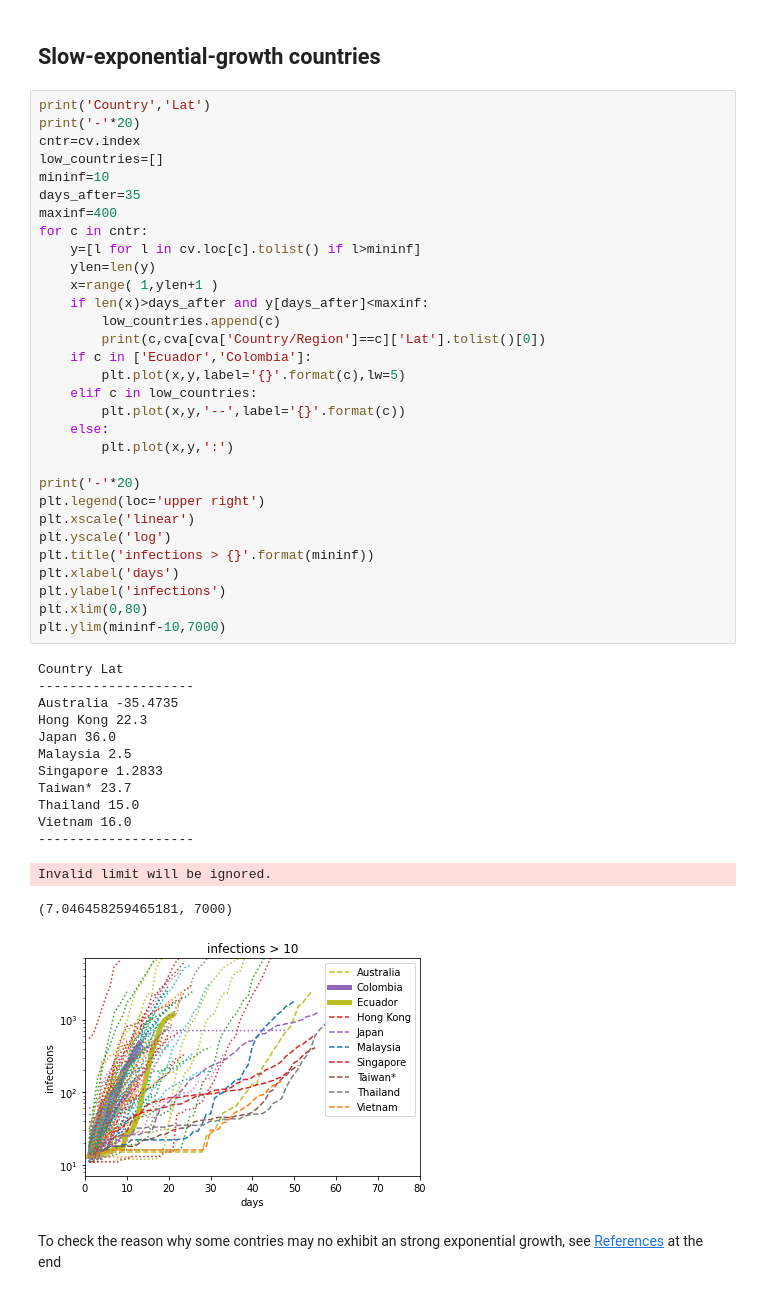
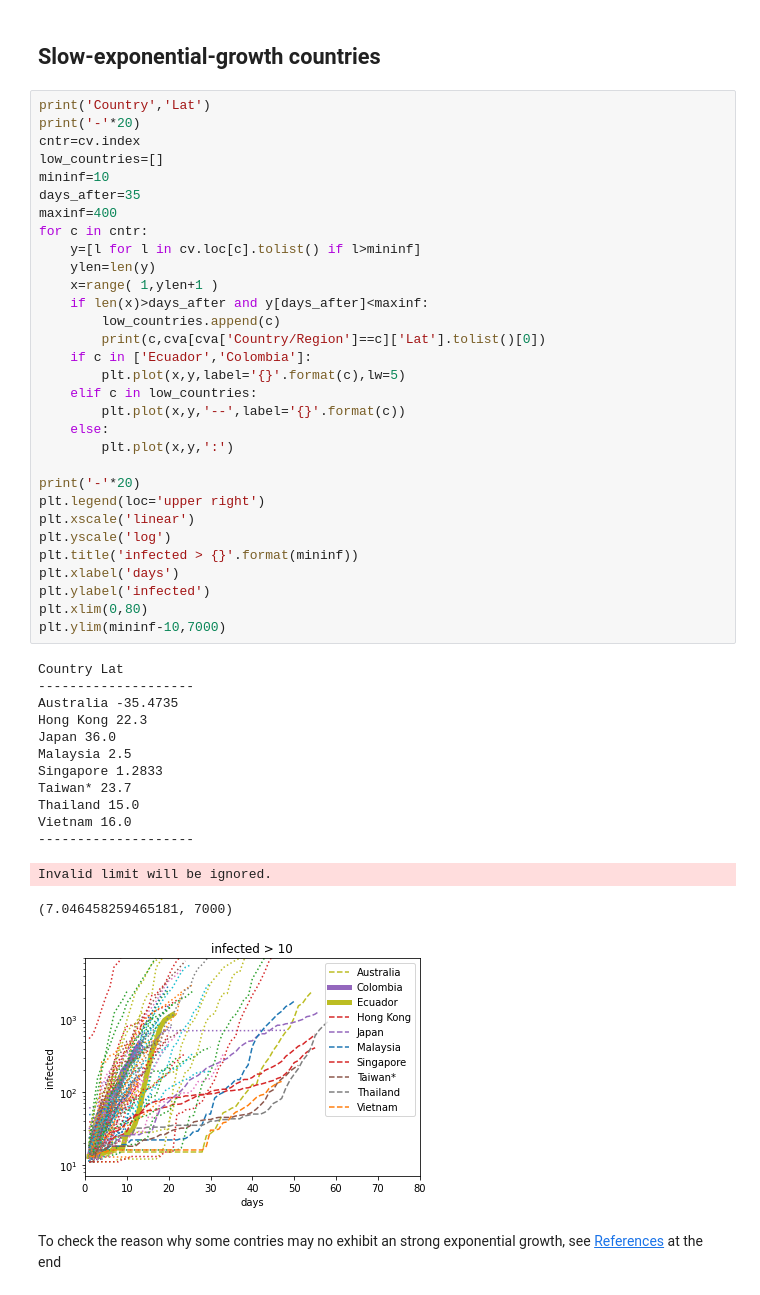
Before and after one commit to restrepo/COVID-19, a Jupyter notebook: covid_analysis.ipynb, the cells around one changed output. Drawn from its saved outputs; the diff is of its cells as text.

```diff
--- a/covid_analysis.ipynb
+++ b/covid_analysis.ipynb
@@ -295,36 +293,36 @@ for c in cntr:
         low_countries.append(c)
         print(c,cva[cva['Country/Region']==c]['Lat'].tolist()[0])
     if c in ['Ecuador','Colombia']:
         plt.plot(x,y,label='{}'.format(c),lw=5)
     elif c in low_countries:
         plt.plot(x,y,'--',label='{}'.format(c))
     else:
         plt.plot(x,y,':')
 
 print('-'*20)
 plt.legend(loc='upper right')
 plt.xscale('linear')
 plt.yscale('log')
-plt.title('infections > {}'.format(mininf))
+plt.title('infected > {}'.format(mininf))
 plt.xlabel('days')
-plt.ylabel('infections')
+plt.ylabel('infected')
 plt.xlim(0,80)
 plt.ylim(mininf-10,7000)
 # %% [output]
 Country Lat
 --------------------
 Australia -35.4735
 Hong Kong 22.3
 Japan 36.0
 Malaysia 2.5
 Singapore 1.2833
 Taiwan* 23.7
 Thailand 15.0
 Vietnam 16.0
 --------------------
 Invalid limit will be ignored.
 (7.046458259465181, 7000)
-[figure, old version]
+[figure, new version]
 # %% [markdown]
 To check the reason why some contries may no exhibit an strong exponential growth, see [References](./covid.ipynb#References) at the end
 # %% [markdown]
```
Also changed, not shown: parts of 7 cells of this notebook.
